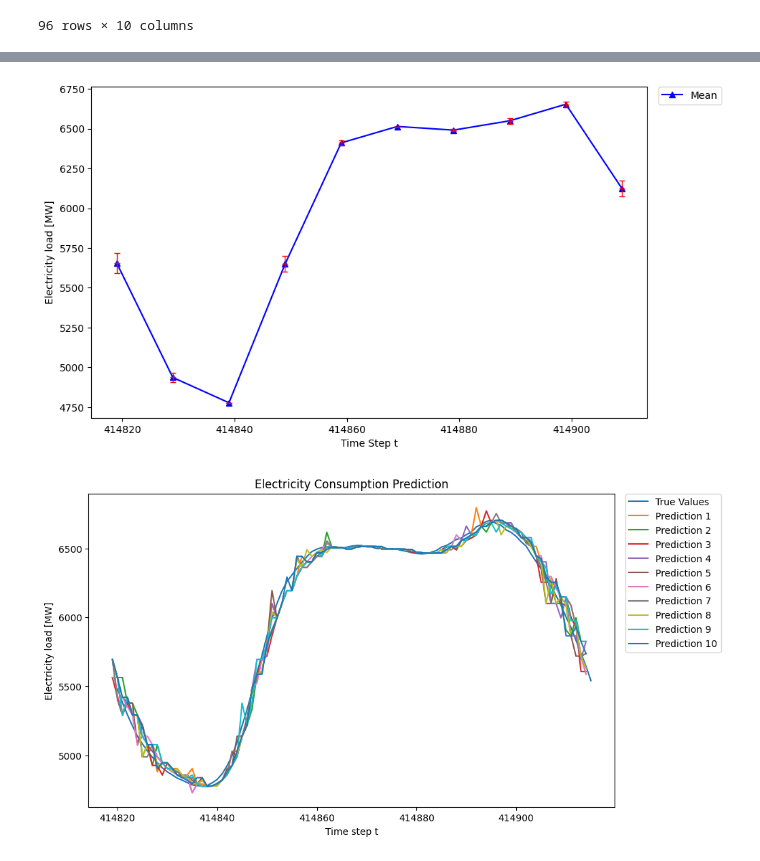
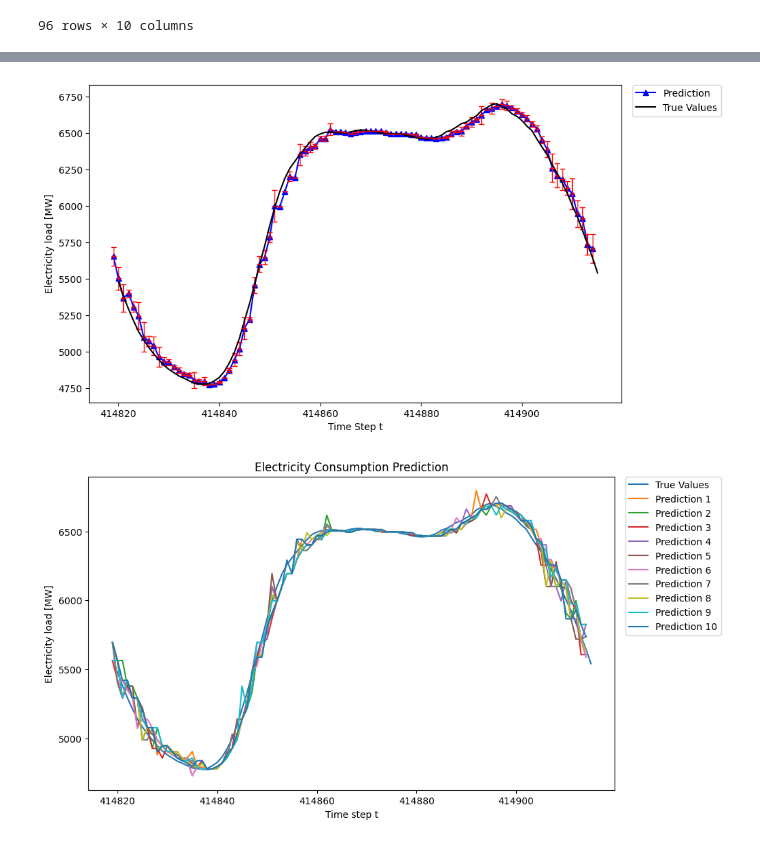
Before and after one commit to tyokyo320/time-series, a Jupyter notebook: utils/predict.ipynb, the cells around one changed output, grey strips where cells are left out. Drawn from its saved outputs; the diff is of its cells as text; code cells hidden in the pictures.

```diff
--- a/utils/predict.ipynb
+++ b/utils/predict.ipynb
@@ -67,9 +65,9 @@ def plot_electricity_load_by_mean_std(true_values: any, predicted_values: any, s
     sampled_std_values = std_values[sampled_time_points]
 
 
-    plt.plot(sampled_time_points, sampled_mean_values, marker='^', markersize=6, linestyle='-', color='blue', label='Mean')
-
+    plt.plot(sampled_time_points, sampled_mean_values, marker='^', markersize=6, linestyle='-', color='blue', label='Prediction')
     plt.errorbar(sampled_time_points, sampled_mean_values, yerr=sampled_std_values, fmt='_', color='red', elinewidth=1, capsize=3)
+    plt.plot(true_values, color='black', label='True Values')
 
     plt.xlabel('Time Step t')
     plt.ylabel('Electricity load [MW]')
@@ -200,7 +215,7 @@ plot_electricity_load_by_mean_max_min(true_values, predicted_values, 10)
 # %%
-plot_electricity_load_by_mean_std(true_values, predicted_values, 10)
+plot_electricity_load_by_mean_std(true_values, predicted_values, 1)
 # %% [output]
-[figure, old version]
+[figure, new version]
 # %%
 plot_electricity_load(true_values, predicted_values)
 # %% [output]
```
Also changed, not shown: parts of 15 cells of this notebook, 4 other files.
